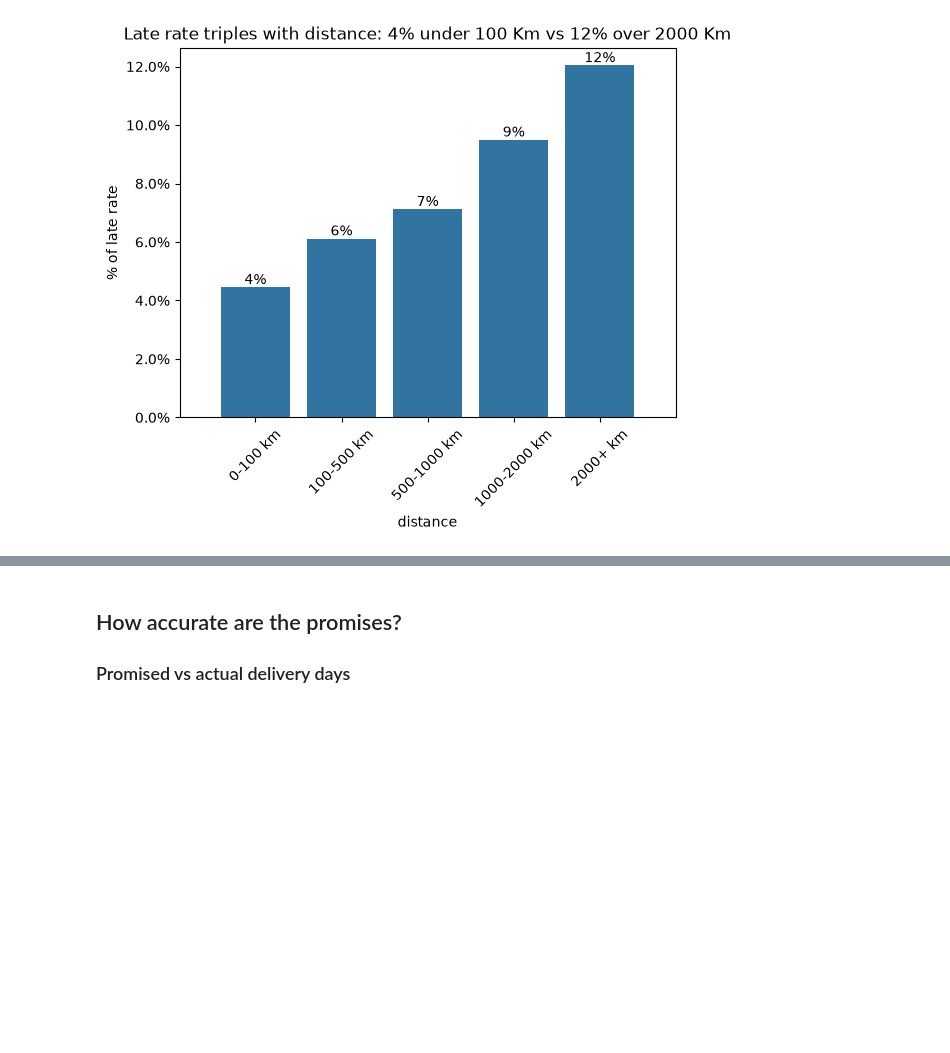
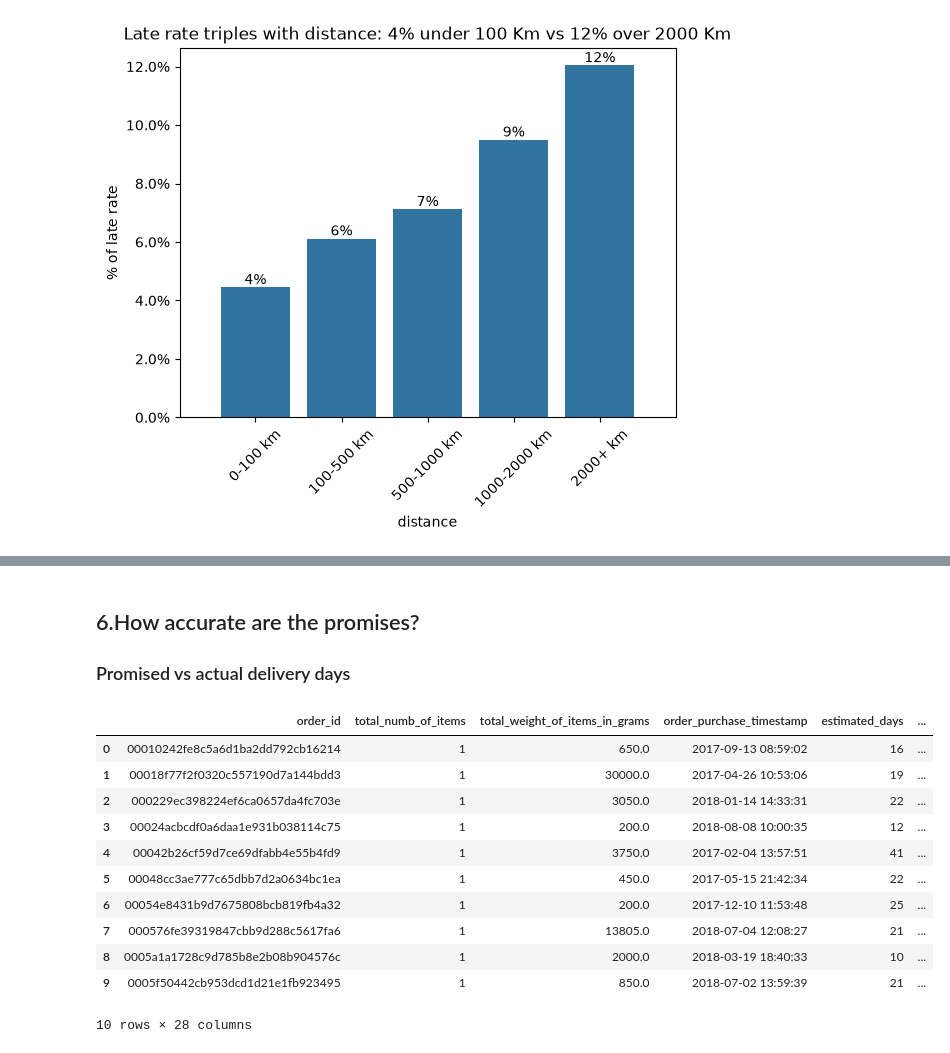
Before and after one commit to Abhigna008/olist-late-delivery-prediction, a Jupyter notebook: notebooks/01_eda.ipynb, the cells around one changed output, grey strips where cells are left out. Drawn from its saved outputs; the diff is of its cells as text; code cells hidden in the pictures; blank space fills up the shorter version.

```diff
--- a/notebooks/01_eda.ipynb
+++ b/notebooks/01_eda.ipynb
@@ -341,4 +396,20 @@ plt.show()
 # %% [markdown]
-## How accurate are the promises?
+## 6.How accurate are the promises?
 
 ### Promised vs actual delivery days
+# %%
+df["days_vs_promise"] = df["actual_delivery_days"]-df["estimated_days"]
+df.head(10)
+# %% [output]
+|  | order_id | total_numb_of_items | total_weight_of_items_in_grams | order_purchase_timestamp | estimated_days | ... |
+| 0 | 00010242fe8c5a6d1ba2dd792cb16214 | 1 | 650.0 | 2017-09-13 08:59:02 | 16 | ... |
+| 1 | 00018f77f2f0320c557190d7a144bdd3 | 1 | 30000.0 | 2017-04-26 10:53:06 | 19 | ... |
+| 2 | 000229ec398224ef6ca0657da4fc703e | 1 | 3050.0 | 2018-01-14 14:33:31 | 22 | ... |
+| 3 | 00024acbcdf0a6daa1e931b038114c75 | 1 | 200.0 | 2018-08-08 10:00:35 | 12 | ... |
+| 4 | 00042b26cf59d7ce69dfabb4e55b4fd9 | 1 | 3750.0 | 2017-02-04 13:57:51 | 41 | ... |
+| 5 | 00048cc3ae777c65dbb7d2a0634bc1ea | 1 | 450.0 | 2017-05-15 21:42:34 | 22 | ... |
+| 6 | 00054e8431b9d7675808bcb819fb4a32 | 1 | 200.0 | 2017-12-10 11:53:48 | 25 | ... |
+| 7 | 000576fe39319847cbb9d288c5617fa6 | 1 | 13805.0 | 2018-07-04 12:08:27 | 21 | ... |
+| 8 | 0005a1a1728c9d785b8e2b08b904576c | 1 | 2000.0 | 2018-03-19 18:40:33 | 10 | ... |
+| 9 | 0005f50442cb953dcd1d21e1fb923495 | 1 | 850.0 | 2018-07-02 13:59:39 | 21 | ... |
+10 rows × 28 columns
```
Also changed, not shown: parts of 8 cells of this notebook.
